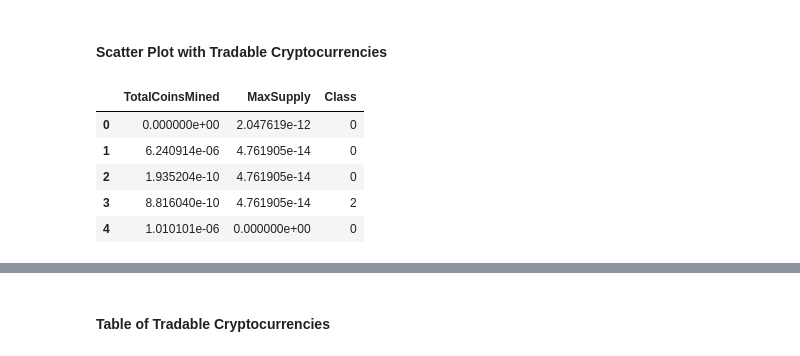
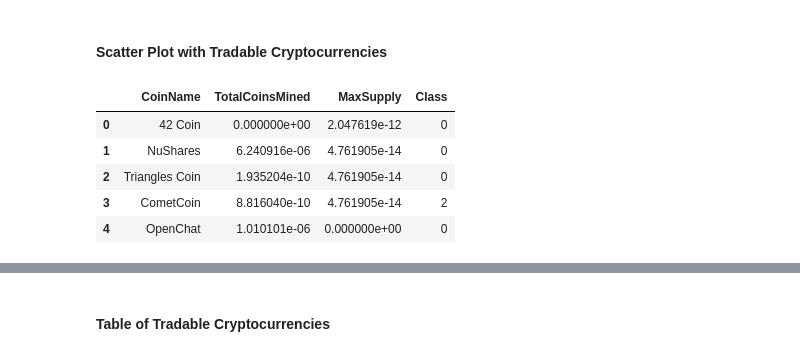
Before and after one commit to adamgulyas/cloud-unsupervised-learning, a Jupyter notebook: crypto_clustering.ipynb, the cells around one changed output, grey strips where cells are left out. Drawn from its saved outputs; the diff is of its cells as text; code cells hidden in the pictures.

```diff
--- a/crypto_clustering.ipynb
+++ b/crypto_clustering.ipynb
@@ -231,15 +231,16 @@ clustered_df.head()
 # %%
 # Scale data to create the scatter plot
 scatter_data = MinMaxScaler().fit_transform(
     clustered_df[['TotalCoinsMined', 'MaxSupply']]
 )
 scatterplot_df = pd.DataFrame(data=scatter_data, columns=['TotalCoinsMined', 'MaxSupply'])
+scatterplot_df.insert(0, 'CoinName', coin_names.values)
 scatterplot_df['Class'] = clustered_df['Class'].values
 scatterplot_df.head()
 # %% [output]
-|  | TotalCoinsMined | MaxSupply | Class |
-| 0 | 0.000000e+00 | 2.047619e-12 | 0 |
-| 1 | 6.240914e-06 | 4.761905e-14 | 0 |
-| 2 | 1.935204e-10 | 4.761905e-14 | 0 |
-| 3 | 8.816040e-10 | 4.761905e-14 | 2 |
-| 4 | 1.010101e-06 | 0.000000e+00 | 0 |
+|  | CoinName | TotalCoinsMined | MaxSupply | Class |
+| 0 | 42 Coin | 0.000000e+00 | 2.047619e-12 | 0 |
+| 1 | NuShares | 6.240916e-06 | 4.761905e-14 | 0 |
+| 2 | Triangles Coin | 1.935204e-10 | 4.761905e-14 | 0 |
+| 3 | CometCoin | 8.816040e-10 | 4.761905e-14 | 2 |
+| 4 | OpenChat | 1.010101e-06 | 0.000000e+00 | 0 |
```
Also changed, not shown: parts of 5 cells of this notebook.
